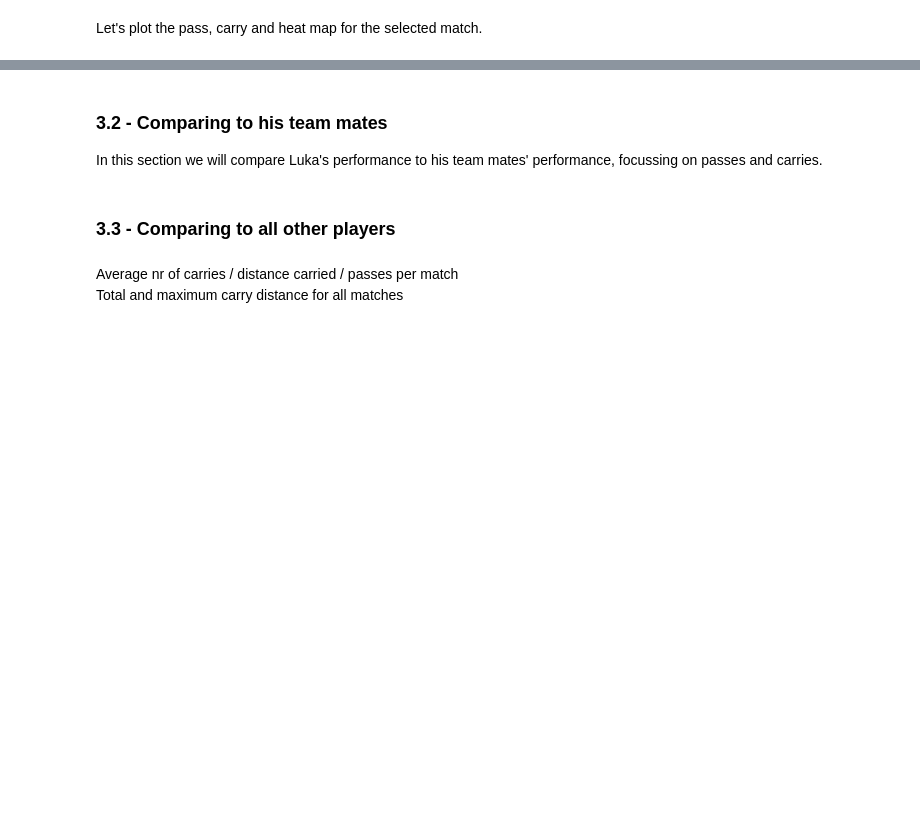
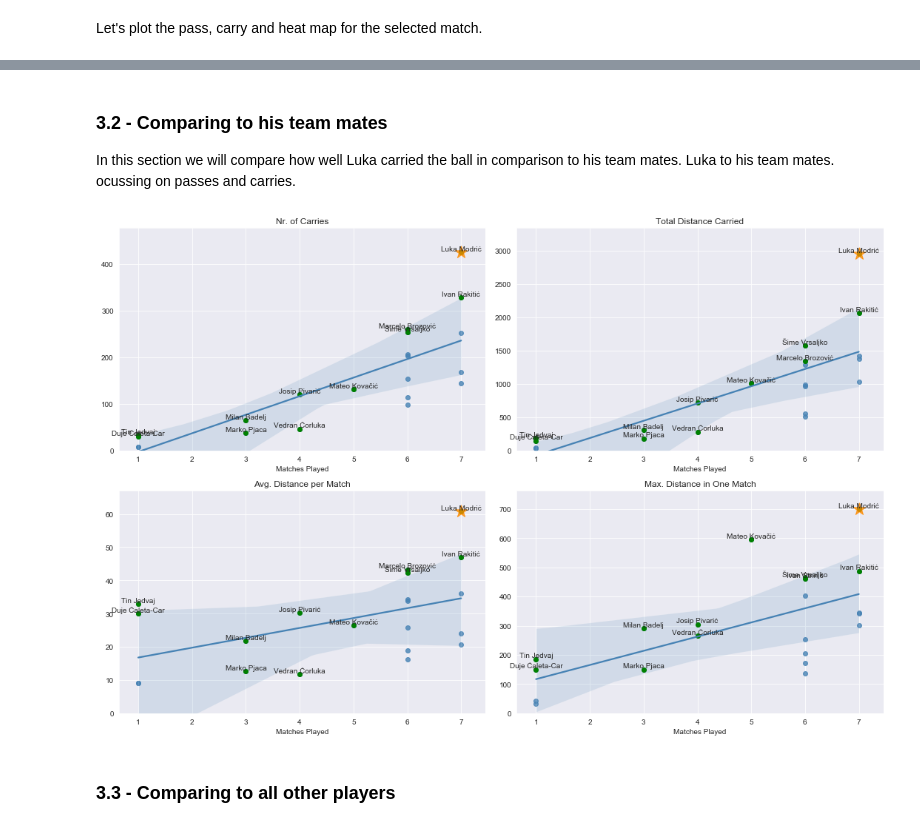
Before and after one commit to SimonBCox/football-analytics, a Jupyter notebook: fot_modric_analysis.ipynb, the cells around one changed output, grey strips where cells are left out. Saved outputs shown, nothing was run; the diff lists cells and outputs as text; code cells hidden in the pictures; blank space fills up the shorter version.

Commit message:
updated ranking graphs

```diff
--- a/fot_modric_analysis.ipynb
+++ b/fot_modric_analysis.ipynb
@@ -25,6 +25,9 @@ from utils import create_arrow_map, create_heat_map
 pitch_length = 120  # yards * 0.9144 = meters
 pitch_width = 80    # yards * 0.9144 = meters
 
+# Set plot layout
+sns.set_style("darkgrid")
+
 # Set path to data
 path = f"{os.getcwd()}\\data_statsbomb\\data"
 # %% [markdown]
@@ -97,7 +96,7 @@ else:
 select_team = widgets.Dropdown(
     options=teams,
     value=team_tag,
-    description='Choose team:',
+    description='Select team:',
     style={'description_width': 'initial'})
 display(select_team)
 # %% [output]
@@ -133,7 +132,7 @@ else:
 select_player = widgets.Dropdown(
     options=players,
     value=player_tag,
-    description='Choose player:',
+    description='Select player:',
     style={'description_width': 'initial'})
 display(select_player)
 # %% [output]
@@ -237,3 +248,3 @@ fig, ax3 = create_heat_map(events=events_to_plot, match=match, fig=fig, ax=ax3,
 # %% [markdown]
 ### 3.2 - Comparing to his team mates
-In this section we will compare Luka's performance to his team mates' performance, focussing on passes and carries.
+In this section we will compare how well Luka carried the ball in comparison to his team mates.  Luka to his team mates. ocussing on passes and carries.
@@ -257,2 +251,32 @@ team_events_grouped[["Carry", "Total Distance Carried", "Matches Played", "Max.
+# %%
+# Filter team events
+team_events_df = events_df[events_df.player_name.isin(players)]
+
+# Add carry information
+team_events_grouped = add_carry_info(data=team_events_df)
+
+# Plot performance of Modrić compared to his team mates
+# Initialize figure
+fig = plt.figure(figsize=(15, 10))
+
+# Draw total number of carries
+ax1 = fig.add_subplot(2,2,1)
+fig, ax1 = create_extended_regplot(data=team_events_grouped, x="Matches Played", y="Nr. of Carries", top_n=2, player_to_highlight=player, fig=fig, ax=ax1)
+
+# Draw total distance carried
+ax2 = fig.add_subplot(2,2,2)
+fig, ax2 = create_extended_regplot(data=team_events_grouped, x="Matches Played", y="Total Distance Carried", top_n=2, player_to_highlight=player, fig=fig, ax=ax2)
+
+# Draw average distance carried
+ax3 = fig.add_subplot(2,2,3)
+fig, ax3 = create_extended_regplot(data=team_events_grouped, x="Matches Played", y="Avg. Distance per Match", top_n=2, player_to_highlight=player, fig=fig, ax=ax3)
+
+# Draw maximum distance carried during a single match
+ax4 = fig.add_subplot(2,2,4)
+fig, ax4 = create_extended_regplot(data=team_events_grouped, x="Matches Played", y="Max. Distance in One Match", top_n=2, player_to_highlight=player, fig=fig, ax=ax4)
+
+fig.tight_layout()
+# %% [output]
+[figure, added]
 # %% [markdown]
 ### 3.3 - Comparing to all other players
@@ -261,3 +282,0 @@ plot = test[["Carry", "Pass", "Ball Receipt*"]].plot.bar(rot=45, subplots=True,
-# %% [markdown]
-Average nr of carries / distance carried / passes per match
-Total and maximum carry distance for all matches
```
Also changed, not shown: parts of 24 cells of this notebook.
